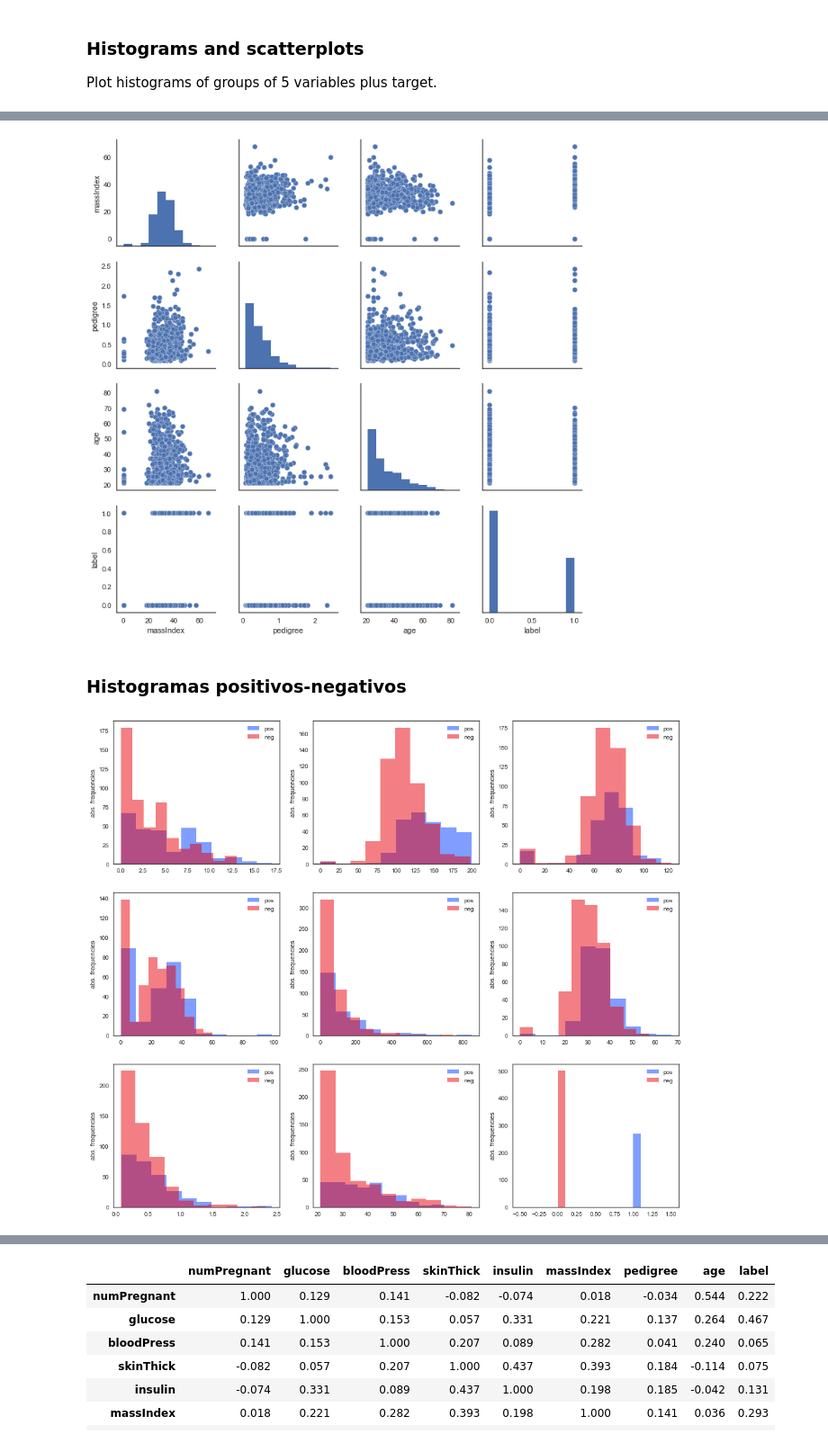
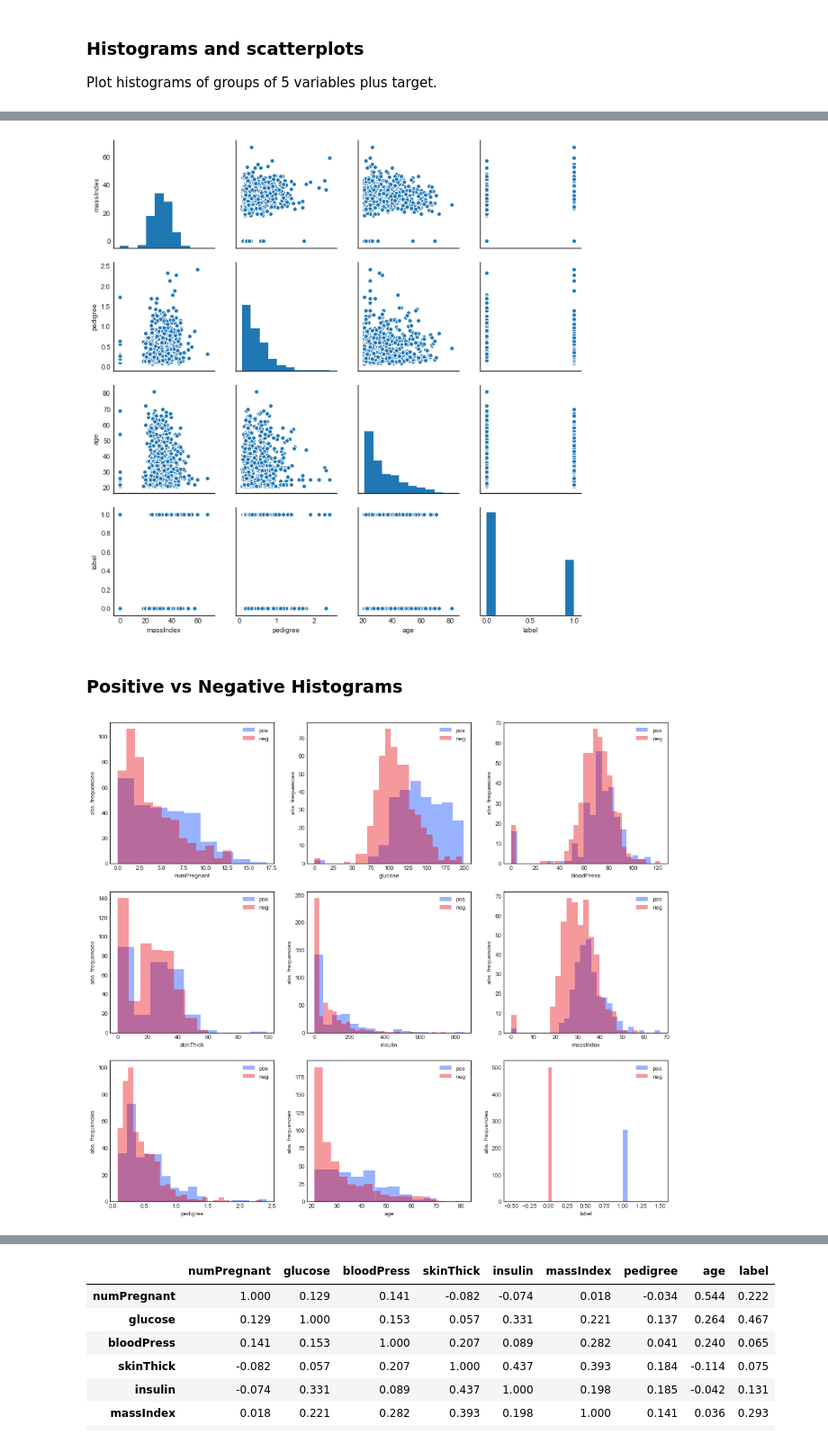
Before and after one commit to joseDorronsoro/Introduction-to-Regression-and-Classification, a Jupyter notebook: master_add_clasificacion_pima_2018.ipynb, the cells around one changed output, grey strips where cells are left out. Shown at 90% size. Drawn from its saved outputs; the diff is of its cells as text; code cells hidden in the pictures.

```diff
--- a/master_add_clasificacion_pima_2018.ipynb
+++ b/master_add_clasificacion_pima_2018.ipynb
@@ -107,37 +100,37 @@ plt.show()
 # %%
-pair_plot = sns.pairplot( df_pima[ list(vars_pima[ 5 :  10]) + [target_pima] ] )
+pair_plot = sns.pairplot( df_pima[ vars_pima[ 5 :  10] + [target_pima] ] )
 plt.show()
 # %% [output]
-[figure, old version]
+[figure, new version]
-# %% [markdown]
-### Histogramas positivos-negativos
+# %% [markdown]
+### Positive vs Negative Histograms
 # %%
 #sns.set(color_codes=True)
 sns.set_color_codes("bright")
 sns.set_style("white")
 
 num_columns = 3
 num_rows = int( np.ceil( len(df_pima.columns)/num_columns ) )
 bins = None
 
 plt.figure( figsize=(17, 5*num_rows))
-plt.title("Pima boxplots")
+plt.title("Pima positive vs negative histograms")
 
 for i, var in enumerate (df_pima.columns):
     pos = np.where( df_pima[target_pima] == 1)[0]
     neg = np.where( df_pima[target_pima] == 0)[0]
 
     plt.subplot(num_rows, num_columns, i+1)
 
-    plt.hist( df_pima[ var ].iloc[pos], bins=bins, color='b', label='pos', alpha=0.5)
-    plt.hist( df_pima[ var ].iloc[neg], bins=bins, color='r', label='neg', alpha=0.5)
+    #plt.hist( df_pima[ var ].iloc[pos], bins=bins, color='b', label='pos', alpha=0.5)
+    #plt.hist( df_pima[ var ].iloc[neg], bins=bins, color='r', label='neg', alpha=0.5)
 
-    #sns.distplot( df_pima[ var ].iloc[pos], bins=bins, kde=False, color='b', label='pos')
-    #sns.distplot( df_pima[ var ].iloc[neg], bins=bins, kde=False, color='r', label='neg')
+    sns.distplot( df_pima[ var ].iloc[pos], bins=bins, kde=False, color='b', label='pos')
+    sns.distplot( df_pima[ var ].iloc[neg], bins=bins, kde=False, color='r', label='neg')
 
     plt.ylabel("abs. frequencies")
     plt.legend(loc='best')
 
 plt.show()
 # %% [output]
-[figure, old version]
+[figure, new version]
```
Also changed, not shown: parts of 29 cells of this notebook.
